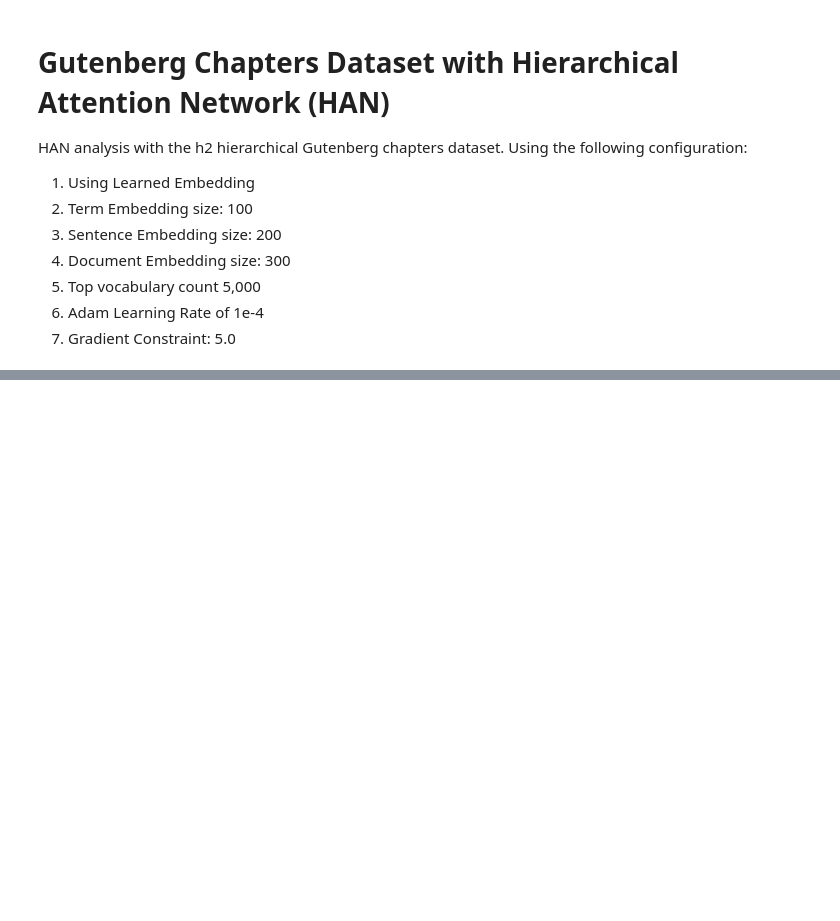
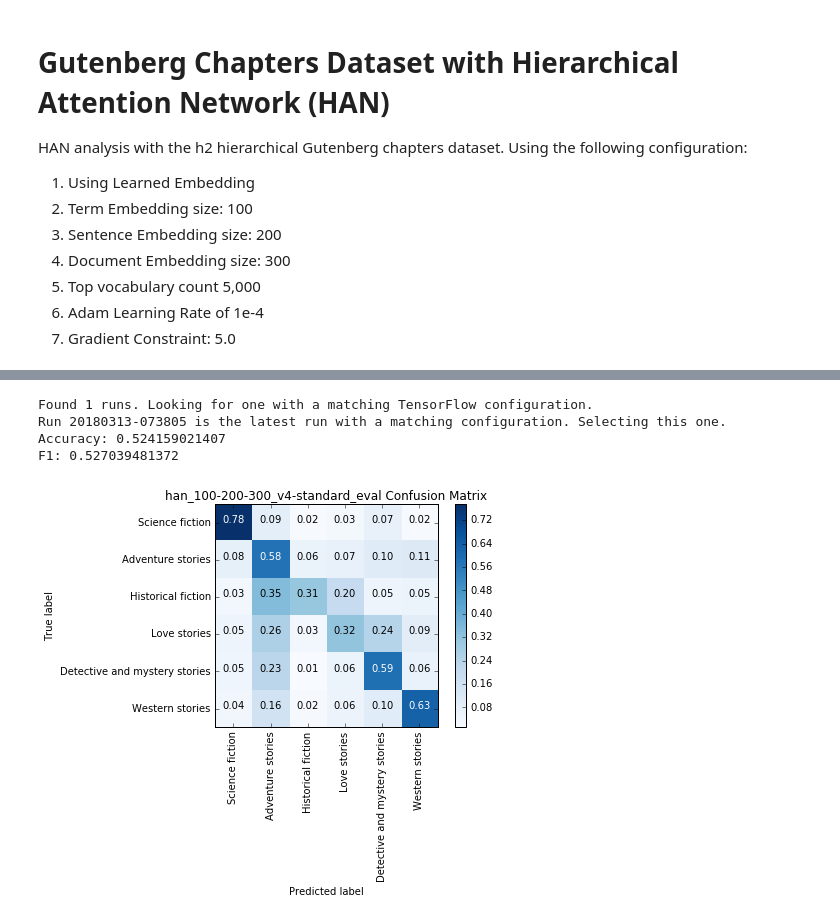
Before and after one commit to joeworsh/ai-lit, a Jupyter notebook: ai_lit/analysis/gutenberg/gb_chapters_han_learned_embeddings_1.ipynb, the cells around one changed output, grey strips where cells are left out. Saved outputs shown, nothing was run; the diff lists cells and outputs as text; code cells hidden in the pictures; blank space fills up the shorter version.

```diff
--- a/ai_lit/analysis/gutenberg/gb_chapters_han_learned_embeddings_1.ipynb
+++ b/ai_lit/analysis/gutenberg/gb_chapters_han_learned_embeddings_1.ipynb
@@ -36 +41,46 @@ subjects = gb_input.get_subjects(dataset_wkspc)
+# %%
+# use the flags imported from the univserity and the model to set the configuration
+tf.flags.FLAGS.epochs=10
+tf.flags.FLAGS.batch_queue_capacity=100
+tf.flags.FLAGS.max_grad_norm=0.5
+
+model_name = 'han_100-200-300_v2'
+evaluation_name = 'standard_eval'
+univ = gb_chap_han.GbChaptersHANUniversity(model_name, training_wkspc, dataset_wkspc)
+accuracy, f1, cm = analysis_util.train_and_evaluate(univ, model_name, evaluation_name)
+# %%
+# use the flags imported from the univserity and the model to set the configuration
+tf.flags.FLAGS.epochs=10
+tf.flags.FLAGS.term_embedding_size=50
+tf.flags.FLAGS.sentence_embedding_size=50
+tf.flags.FLAGS.document_embedding_size=50
+tf.flags.FLAGS.batch_queue_capacity=1024
+tf.flags.FLAGS.max_grad_norm=1
+tf.flags.FLAGS.batch_size=36
+
+model_name = 'han_100-200-300_v3'
+evaluation_name = 'standard_eval'
+univ = gb_chap_han.GbChaptersHANUniversity(model_name, training_wkspc, dataset_wkspc)
+accuracy, f1, cm = analysis_util.train_and_evaluate(univ, model_name, evaluation_name)
+# %%
+# use the flags imported from the univserity and the model to set the configuration
+tf.flags.FLAGS.epochs=10
+tf.flags.FLAGS.term_embedding_size=50
+tf.flags.FLAGS.sentence_embedding_size=100
+tf.flags.FLAGS.document_embedding_size=150
+tf.flags.FLAGS.batch_queue_capacity=1024
+tf.flags.FLAGS.max_grad_norm=5
+tf.flags.FLAGS.batch_size=36
+tf.flags.FLAGS.learning_rate=1e-3
+
+model_name = 'han_100-200-300_v4'
+evaluation_name = 'standard_eval'
+univ = gb_chap_han.GbChaptersHANUniversity(model_name, training_wkspc, dataset_wkspc)
+accuracy, f1, cm = analysis_util.train_and_evaluate(univ, model_name, evaluation_name)
+# %% [output]
+Found 1 runs. Looking for one with a matching TensorFlow configuration.
+Run 20180313-073805 is the latest run with a matching configuration. Selecting this one.
+Accuracy: 0.524159021407
+F1: 0.527039481372
+[figure, added]
 # %%
```
Also changed, not shown: parts of 4 cells of this notebook, 2 other files.
